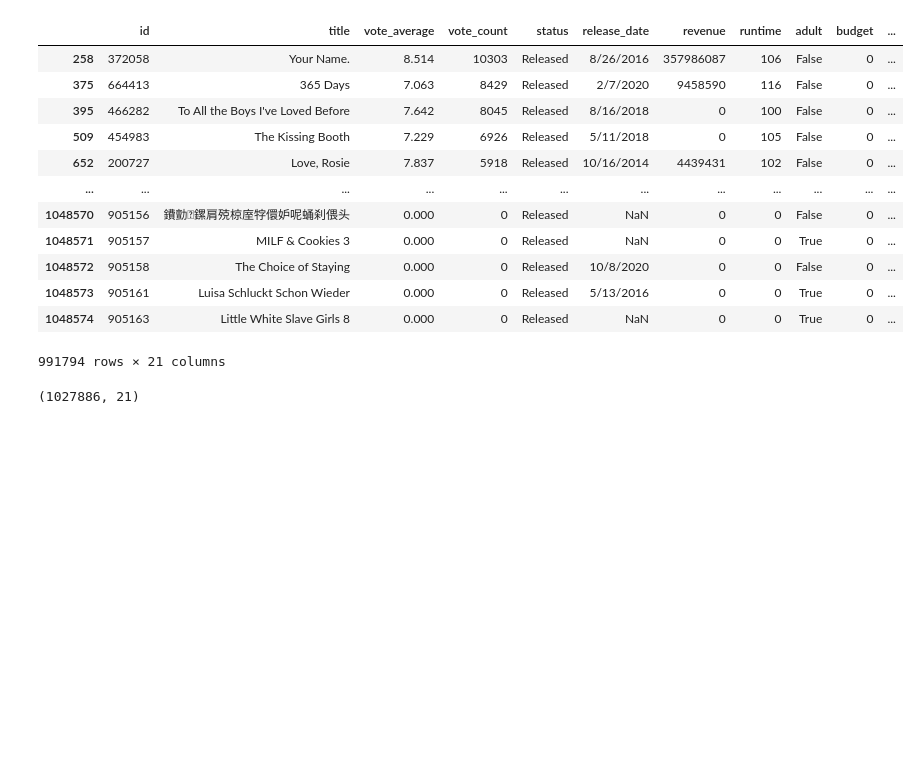
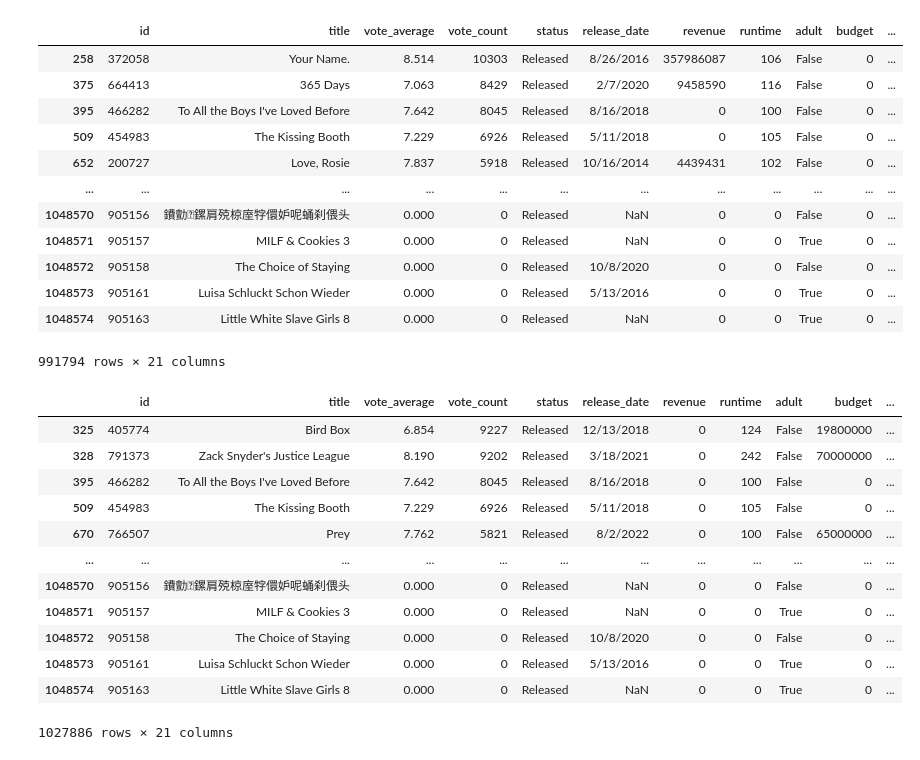
Before and after one commit to sudhirrajbhandary/6748, a Jupyter notebook: MansiEDA.ipynb, the cells around one changed output. Drawn from its saved outputs; the diff is of its cells as text; code cells hidden in the pictures; blank space fills up the shorter version.

```diff
--- a/MansiEDA.ipynb
+++ b/MansiEDA.ipynb
@@ -148,7 +148,19 @@ movies[movies['budget'] == 0]
 | 1048574 | 905163 | Little White Slave Girls 8 | 0.000 | 0 | Released | NaN | 0 | 0 | True | 0 | ... |
 991794 rows × 21 columns
 # %%
-movies[movies['revenue'] == 0].shape
+movies[movies['revenue'] == 0]
 # %% [output]
+|  | id | title | vote_average | vote_count | status | release_date | revenue | runtime | adult | budget | ... |
+| 325 | 405774 | Bird Box | 6.854 | 9227 | Released | 12/13/2018 | 0 | 124 | False | 19800000 | ... |
+| 328 | 791373 | Zack Snyder's Justice League | 8.190 | 9202 | Released | 3/18/2021 | 0 | 242 | False | 70000000 | ... |
+| 395 | 466282 | To All the Boys I've Loved Before | 7.642 | 8045 | Released | 8/16/2018 | 0 | 100 | False | 0 | ... |
+| 509 | 454983 | The Kissing Booth | 7.229 | 6926 | Released | 5/11/2018 | 0 | 105 | False | 0 | ... |
+| 670 | 766507 | Prey | 7.762 | 5821 | Released | 8/2/2022 | 0 | 100 | False | 65000000 | ... |
+| ... | ... | ... | ... | ... | ... | ... | ... | ... | ... | ... | ... |
+| 1048570 | 905156 | 鐨勯鏍肩殑椋庢牸儇妒呢蛹刹偎头 | 0.000 | 0 | Released | NaN | 0 | 0 | False | 0 | ... |
+| 1048571 | 905157 | MILF & Cookies 3 | 0.000 | 0 | Released | NaN | 0 | 0 | True | 0 | ... |
+| 1048572 | 905158 | The Choice of Staying | 0.000 | 0 | Released | 10/8/2020 | 0 | 0 | False | 0 | ... |
+| 1048573 | 905161 | Luisa Schluckt Schon Wieder | 0.000 | 0 | Released | 5/13/2016 | 0 | 0 | True | 0 | ... |
+| 1048574 | 905163 | Little White Slave Girls 8 | 0.000 | 0 | Released | NaN | 0 | 0 | True | 0 | ... |
-(1027886, 21)
+1027886 rows × 21 columns
 # %%
```
Also changed, not shown: parts of 8 cells of this notebook.
